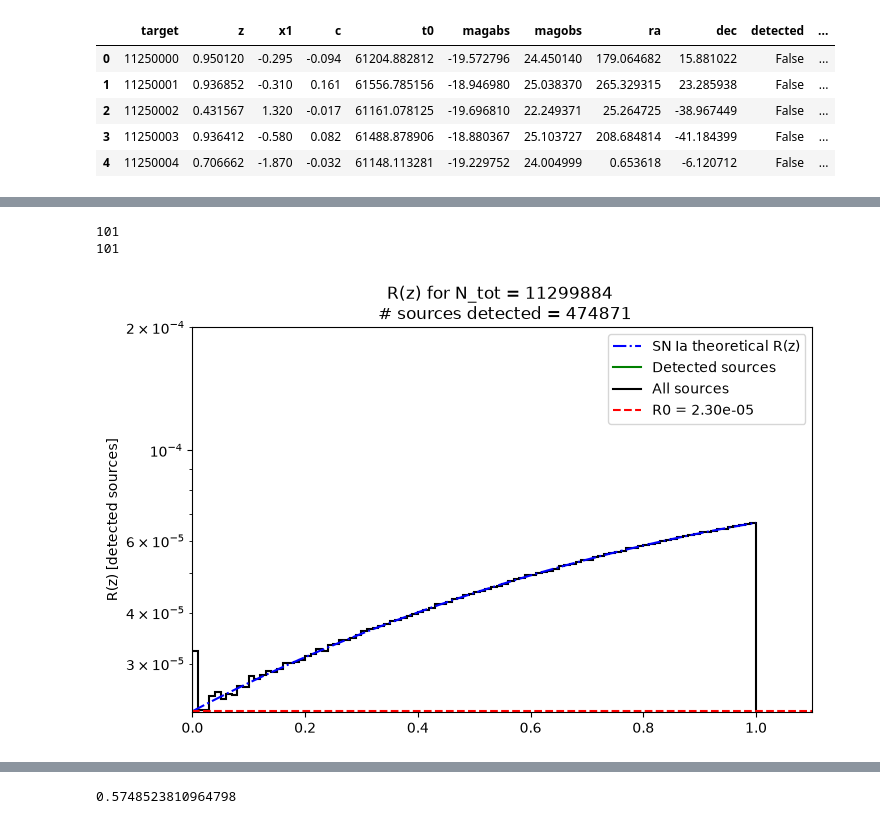
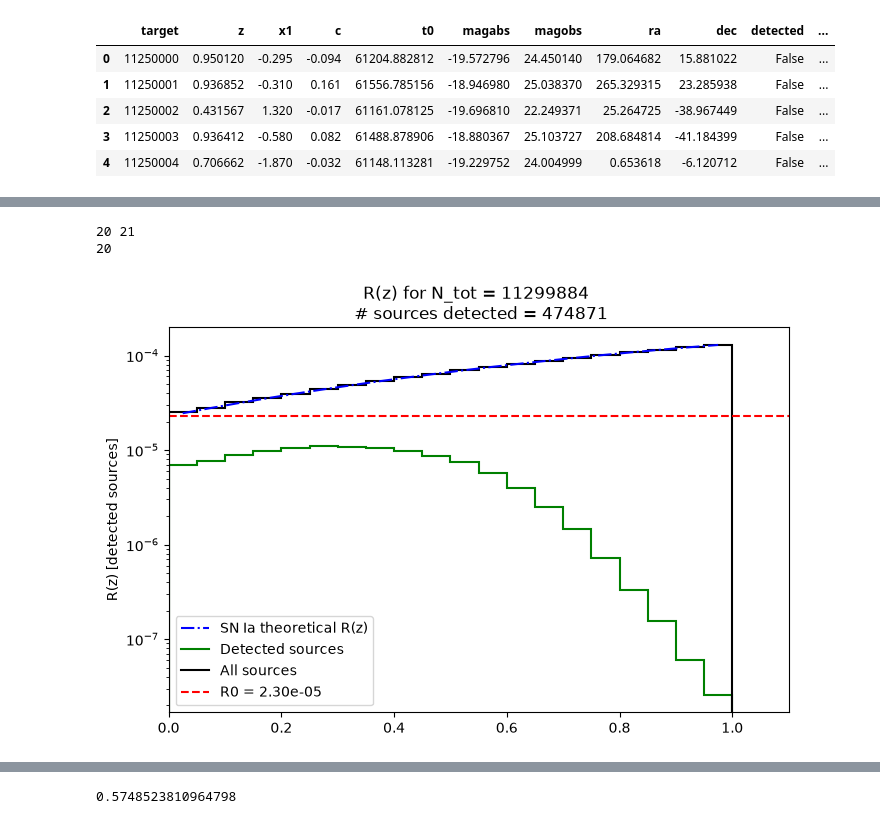
Before and after one commit to krissylla/TransientSimulation, a Jupyter notebook: skysurvey_detections.ipynb, the cells around one changed output, grey strips where cells are left out. Cells and saved outputs as stored; diff of their text form; code cells hidden in the pictures.

```diff
--- a/skysurvey_detections.ipynb
+++ b/skysurvey_detections.ipynb
@@ -363,6 +363,6 @@ import numpy as np
 # %%
 # if you want to load an existing parquet / combined parquet:
-combined = pd.read_parquet("results_4_again/combined_detected.parquet")
+combined = pd.read_parquet("results_5/combined_detected.parquet")
 # %%
 combined
 # %% [output]
@@ -392,8 +392,8 @@ plt.hist(combined['t0'])
 # %%
 from lsst_functions import add_zbin_column, get_nsources_nalerts_per_zbin
 # adds a zbin column, and the other returns a series per zbin
-detected = add_zbin_column(combined, zbin_max = 1.0, zbin_size = 0.01, detected_only=True)
-all_sources = add_zbin_column(combined, zbin_max = 1.0, zbin_size = 0.01, detected_only=False)
+detected = add_zbin_column(combined, zbin_max = 1.0, zbin_size = 0.05, detected_only=True)
+all_sources = add_zbin_column(combined, zbin_max = 1.0, zbin_size = 0.05, detected_only=False)
 # %%
 detected.head()
 # %% [output]
@@ -538,6 +533,6 @@ dVdz
 # %% [output]
 $[0,~3.4268174 \times 10^{8},~2.539517 \times 10^{9},~7.9179412 \times 10^{9},~1.7305166 \times 10^{10},~3.1125678 \times 10^{10},~4.9499912 \times 10^{10},~7.2332765 \times 10^{10},~9.9386671 \times 10^{10},~1.3033821 \times 10^{11},~1.6481974 \times 10^{11}] \; \mathrm{Mpc^{3}}$
 # %%
-shell_volumes = np.diff(cosmo.comoving_volume(np.arange(0, 1.01, 0.01))).to(u.Mpc**3)
-shell_volumes_diff = (cosmo.differential_comoving_volume(np.arange(0.00, 1.00, 0.01))*4*np.pi*u.sr).to(u.Mpc**3)
-shell_volumes / shell_volumes_diff
+shell_volumes = np.diff(cosmo.comoving_volume(np.arange(0, 1.01, 0.05))).to(u.Mpc**3)
+# shell_volumes_diff = (cosmo.differential_comoving_volume(np.arange(0, 1.01, 0.05))*4*np.pi*u.sr).to(u.Mpc**3)
+# shell_volumes / shell_volumes_diff
@@ -563,7 +556,8 @@ all_sources.head()
 | 3 | 11250003 | 0.936412 | -0.580 | 0.082 | 61488.878906 | -18.880367 | 25.103727 | 208.684814 | -41.184399 | False | ... |
 | 4 | 11250004 | 0.706662 | -1.870 | -0.032 | 61148.113281 | -19.229752 | 24.004999 | 0.653618 | -6.120712 | False | ... |
 # %%
-Rz_bin_counts = n_sources.values/shell_volumes / (465/365) #Mpc^-3 yr^-1
-Rz_bin_counts_all = n_sources_all.values/shell_volumes / (465/365)#Mpc^-3 yr^-1
-Rz_bin_counts[50:55], Rz_bin_counts_all[50:55]
+T_window = (465/365) #in yr, since our volumetric rates are in yr. Petrecca & Botticella et al.
+Rz_bin_counts = n_sources.values/shell_volumes / T_window #Mpc^-3 yr^-1
+Rz_bin_counts_all = n_sources_all.values/shell_volumes / T_window #Mpc^-3 yr^-1
+Rz_bin_counts[5:7], Rz_bin_counts_all[5:7]
 # %% [output]
@@ -610,38 +575,40 @@ CategoricalIndex([ [0.0, 0.01), [0.01, 0.02), [0.02, 0.03), [0.03, 0.04),
 # %%
 # zmin here is 1e-4
 plt.figure(figsize = (8,5))
 from transient_rates import R_SFR
 # z_range = np.linspace(0, 10, 1000)
 intervals = n_sources.index
 z_edges = np.array([intervals[0].left] + [interval.right for interval in intervals])
-print(len(z_edges))
-R_z = R_SFR(z_edges, R0=p_cosmology['R0']['SN Ia'].to(u.Mpc**-3 / u.yr)) / (1+z_edges)
+z_mids = (z_edges[:-1] + z_edges[1:]) / 2
+print(len(z_mids), len(z_edges))
 
-plt.plot(z_edges, R_z, color='blue', linestyle = '-.', label='SN Ia theoretical R(z)')
-plt.stairs(Rz_bin_counts , z_edges, label='Detected sources', color='green', lw = 1.5)
-plt.stairs(Rz_bin_counts_all, z_edges, label='All sources', color='k', lw = 1.5)
+R_z = R_SFR(z_mids, R0=p_cosmology['R0']['SN Ia'].to(u.Mpc**-3 / u.yr))# / (1+z_edges)
+
+plt.plot(z_mids, R_z, color='blue', linestyle = '-.', label='SN Ia theoretical R(z)')
+plt.stairs(Rz_bin_counts * (1 + z_mids), z_edges, label='Detected sources', color='green', lw = 1.5)
+plt.stairs(Rz_bin_counts_all * (1 + z_mids), z_edges, label='All sources', color='k', lw = 1.5)
 plt.yscale('log')
 plt.ylabel('R(z) [detected sources]')
-plt.axhline(p_cosmology['R0']['SN Ia'].to(u.Mpc**-3 / u.yr).value, color='r', linestyle='--', label='R0 = {:.2e}'.format(p_cosmology['R0']['SN Ia'].to(u.Mpc**-3 / u.yr).value))
+plt.axhline(p_cosmology['R0']['SN Ia'].to(u.Mpc**-3 / u.yr) .value, color='r', linestyle='--', label='R0 = {:.2e}'.format(p_cosmology['R0']['SN Ia'].to(u.Mpc**-3 / u.yr).value))
 
 plt.title(f'R(z) for N_tot = {N_tot} \n # sources detected = {len(detected)}')
 
 # plt.xlim(0.0, 0.05)
 print(len(R_z))
 
 plt.legend()
 plt.xlim(0, 1.1)
 # plt.ylim(1e-5, 2e-4)
 
-plt.ylim(2.28e-5, 2e-4)
+# plt.ylim(2.28e-5, 2e-4)
+# plt.xlim(0,0.1)
+# plt.ylim(2e-5, 3e-5)
 # plt.ylim(0,0.1e7)
 plt.show()
 #looks like ther eis a sys diff
 # this plot shows that we are indeed getting the rate we expected. Ratio between two gives completeness.
 # now, we are underest number of transients compared to model. Can be commented on in the model
-
-#
 # %% [output]
-101
-101
+20 21
+20
-[figure, old version]
+[figure, new version]
```
Also changed, not shown: parts of 11 cells of this notebook, 3 other files.
